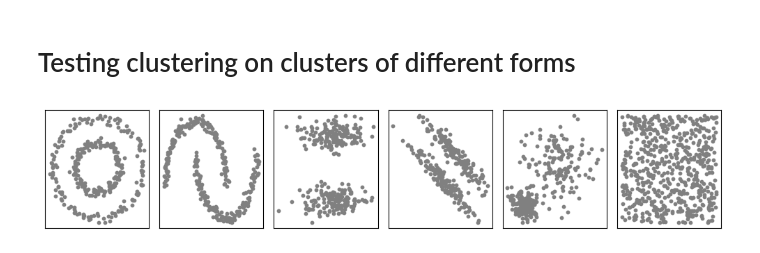
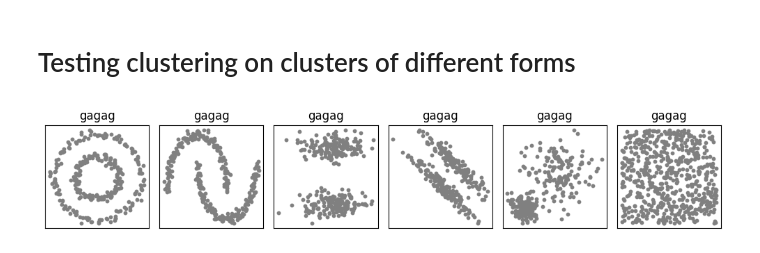
Before and after one commit to ram333n/data-mining-actual-problems, a Jupyter notebook: Lab_2/clustering.ipynb, the cells around one changed output. Cells and saved outputs as stored; diff of their text form; code cells hidden in the pictures.

```diff
--- a/Lab_2/clustering.ipynb
+++ b/Lab_2/clustering.ipynb
@@ -92,21 +92,22 @@ def generate_datasets():
 # %%
 datasets = generate_datasets()
 
 fig, axes = plt.subplots(1, len(datasets), figsize=(10, 2))
 axes = axes.flatten()
 
 for i, X in enumerate(datasets):
     ax = axes[i]
     ax.scatter(X[:, 0], X[:, 1], color='gray', s=10)
     ax.set_xticks([])
     ax.set_yticks([])
+    ax.set_title('gagag')
 
 # Turn off unused subplot
 if len(datasets) < len(axes):
     for j in range(len(datasets), len(axes)):
         axes[j].axis('off')
 
 plt.tight_layout()
 plt.show()
 # %% [output]
-[figure, old version]
+[figure, new version]
```
Also changed, not shown: parts of 2 cells of this notebook, 1 other file.
